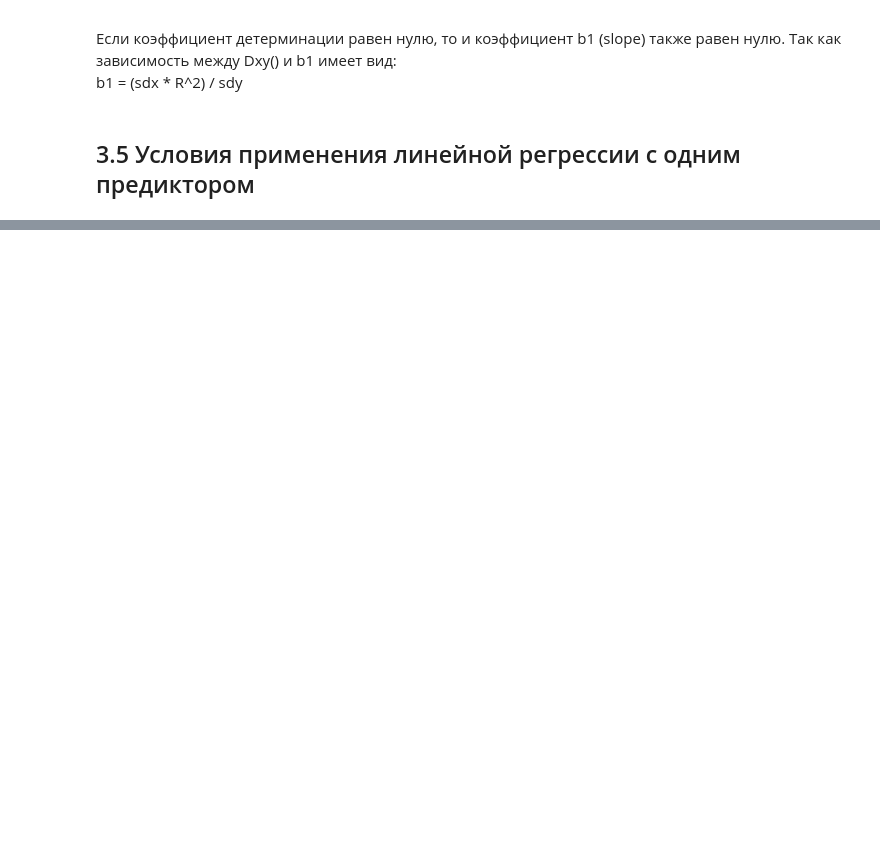
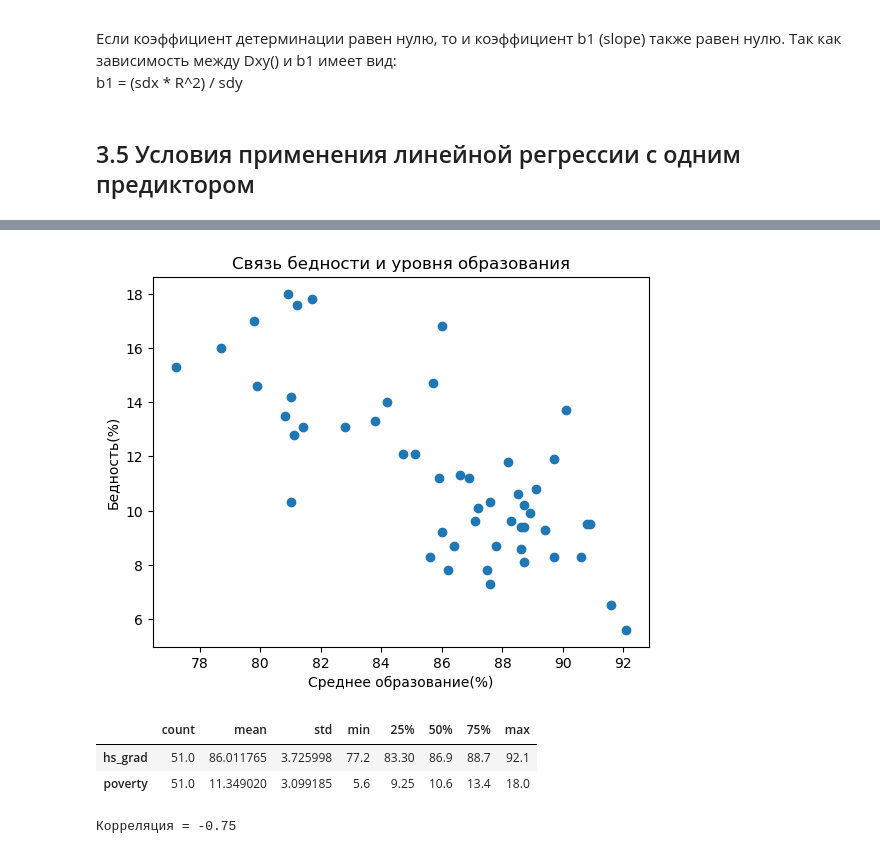
Before and after one commit to LiquidVac/My_study, a Jupyter notebook: STEPIK. Основы статистики/Лекция. Основы Cтатистики. Часть 3.ipynb, the cells around one changed output, grey strips where cells are left out. Cells and saved outputs as stored; diff of their text form; code cells hidden in the pictures; blank space fills up the shorter version.

```diff
--- a/STEPIK. Основы статистики/Лекция. Основы Cтатистики. Часть 3.ipynb
+++ b/STEPIK. Основы статистики/Лекция. Основы Cтатистики. Часть 3.ipynb
@@ -406,0 +454,10 @@ b1 = (sdx * R^2) / sdy
+# %%
+"""Просмотр данных"""
+import pandas as pd
+import numpy as np
+import matplotlib.pyplot as plt
+from scipy import stats
+
+URL = "http://d396qusza40orc.cloudfront.net/statistics/lec_resources/states.csv"
+state_data = pd.read_csv(URL)
+state_data.head()
@@ -406,0 +471,32 @@ b1 = (sdx * R^2) / sdy
+# %%
+"""Регрессионный анализ с одной независимой переменной.
+   Исследование взаимосвязи бедности и наличия среднего образования"""
+# среднее образование - независиммая переменная - predictor
+X = state_data['hs_grad']
+# бедность - зависимая переменная
+y = state_data['poverty']
+
+# визуализация взаимосвязи переменных
+plt.scatter(X, y)
+
+# заголовки графика и осей
+plt.title("Связь бедности и уровня образования")
+plt.xlabel("Cреднее образование(%)")
+plt.ylabel("Бедность(%)")
+plt.show()
+# %% [output]
+[figure, added]
+# %%
+state_data_descr = state_data.describe().transpose()
+state_data_descr[2:4]
+# %% [output]
+|  | count | mean | std | min | 25% | 50% | 75% | max |
+| hs_grad | 51.0 | 86.011765 | 3.725998 | 77.2 | 83.30 | 86.9 | 88.7 | 92.1 |
+| poverty | 51.0 | 11.349020 | 3.099185 | 5.6 | 9.25 | 10.6 | 13.4 | 18.0 |
+# %%
+# рассчет корреляциии
+cor_pearson = stats.pearsonr(X, y)[0]
+
+print("Корреляция =", round(cor_pearson, 2))
+# %% [output]
+Корреляция = -0.75
```
Also changed, not shown: parts of 23 cells of this notebook.
